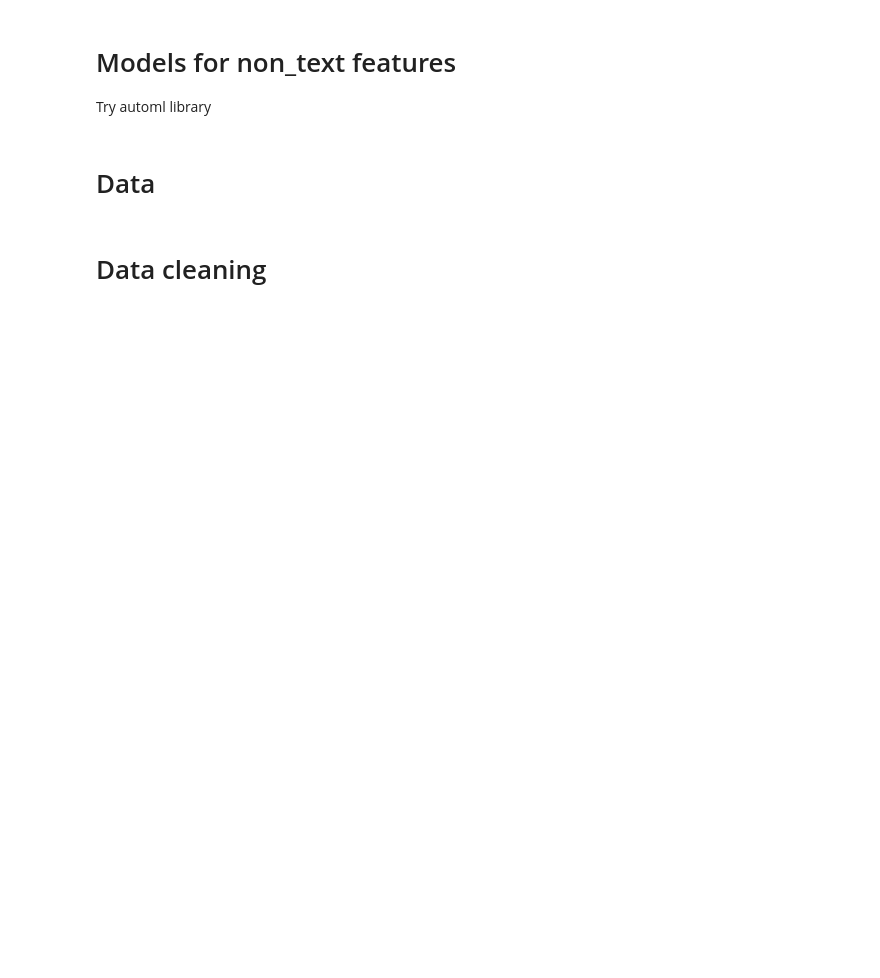
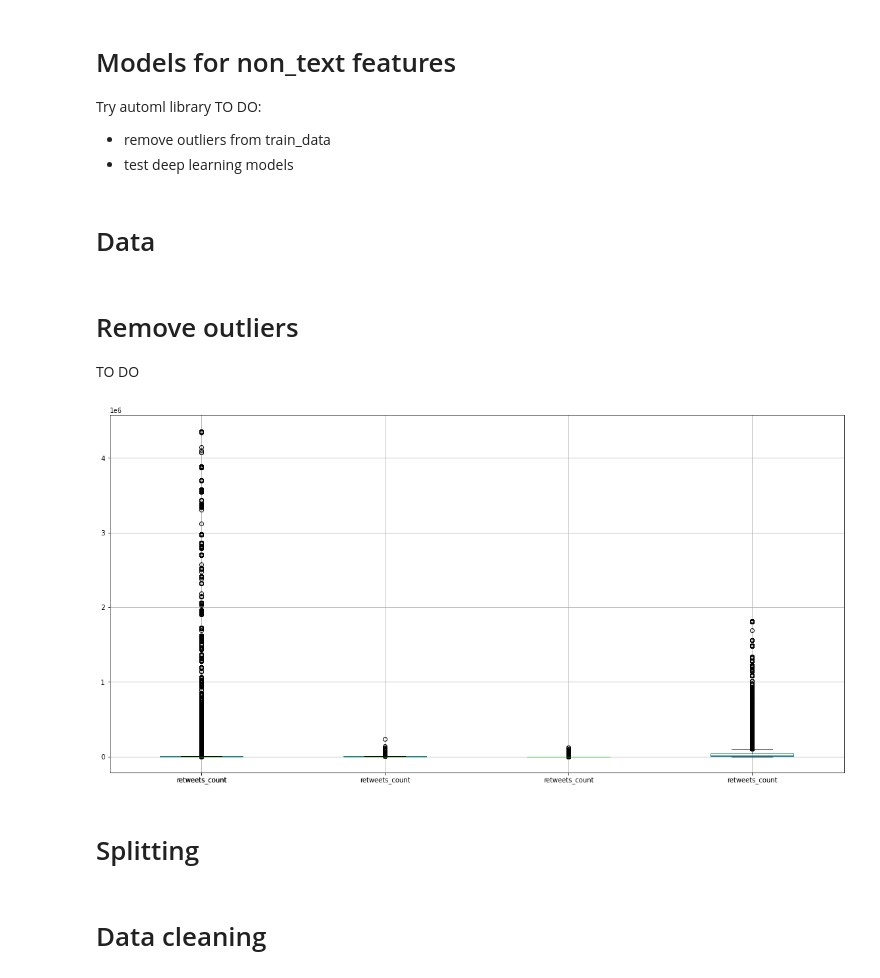
Before and after one commit to antoinegleisberg/INF554_kaggle, a Jupyter notebook: Non_text.ipynb, the cells around one changed output. Drawn from its saved outputs; the diff is of its cells as text; code cells hidden in the pictures; blank space fills up the shorter version.

Commit message:
outliers

```diff
--- a/Non_text.ipynb
+++ b/Non_text.ipynb
@@ -2,6 +2,9 @@
 # Models for non_text features
 
 Try automl library
+TO DO:
+- remove outliers from train_data
+- test deep learning models
 # %%
 import csv
 import numpy as np
@@ -21 +31,21 @@ from verstack.stratified_continuous_split import scsplit # pip install verstack
+# %% [markdown]
+# Remove outliers
+
+TO DO
+# %%
+#show outliers
+plt.rcParams['figure.figsize'] = [20, 10]
+train_data.boxplot(column=['followers_count', 'friends_count', 'favorites_count', 'statuses_count'])
+#increase size
+plt.rcParams['figure.figsize'] = [20, 10]
+train_data.boxplot(column=[ 'retweets_count'])
+plt.show()
+
+# remove outliers
+train_data = train_data[train_data['followers_count'] < 5000000]
+train_data = train_data[train_data['statuses_count'] < 2100000]
+# %% [output]
+[figure, added]
+# %% [markdown]
+# Splitting
 # %%
```
Also changed, not shown: parts of 5 cells of this notebook.
